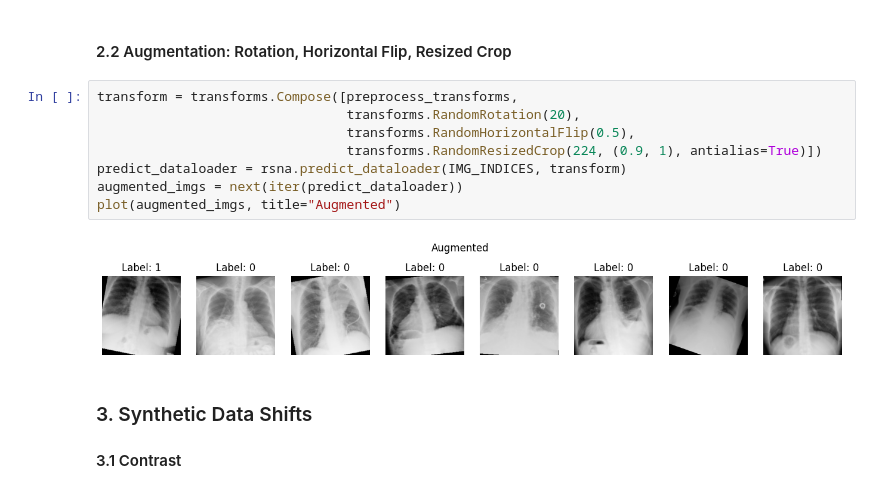
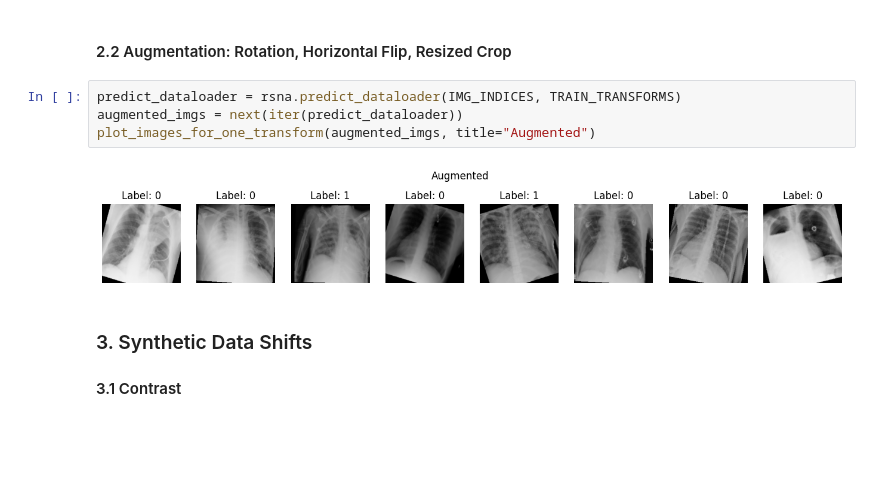
Before and after one commit to leeping-ng/med-img-monitoring, a Jupyter notebook: src/eda.ipynb, the cells around one changed output. Cells and saved outputs as stored; diff of their text form; blank space fills up the shorter version.

```diff
--- a/src/eda.ipynb
+++ b/src/eda.ipynb
@@ -83,15 +77,11 @@ plot(preprocessed_imgs, title="Preprocessed")
 # %% [markdown]
 #### 2.2 Augmentation: Rotation, Horizontal Flip, Resized Crop
-# %%
-transform = transforms.Compose([preprocess_transforms,
-                                transforms.RandomRotation(20),
-                                transforms.RandomHorizontalFlip(0.5),
-                                transforms.RandomResizedCrop(224, (0.9, 1), antialias=True)])
-predict_dataloader = rsna.predict_dataloader(IMG_INDICES, transform)
-augmented_imgs = next(iter(predict_dataloader))
-plot(augmented_imgs, title="Augmented")
-# %% [output]
-[figure, removed]
+# %%
+predict_dataloader = rsna.predict_dataloader(IMG_INDICES, TRAIN_TRANSFORMS)
+augmented_imgs = next(iter(predict_dataloader))
+plot_images_for_one_transform(augmented_imgs, title="Augmented")
+# %% [output]
+[figure, added]
 # %% [markdown]
 ### 3. Synthetic Data Shifts
 
```
Also changed, not shown: parts of 11 cells of this notebook, 6 other files.
